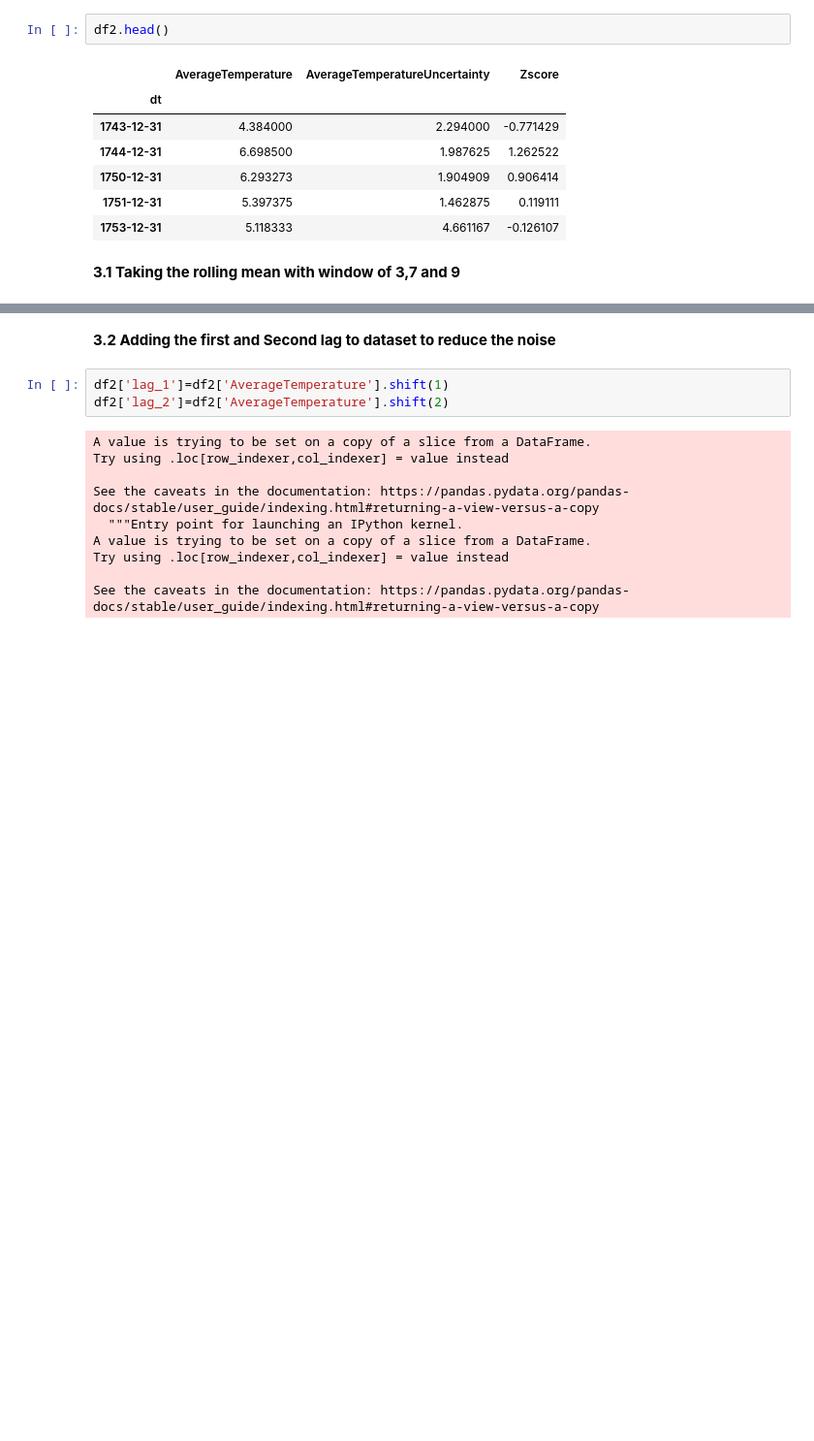
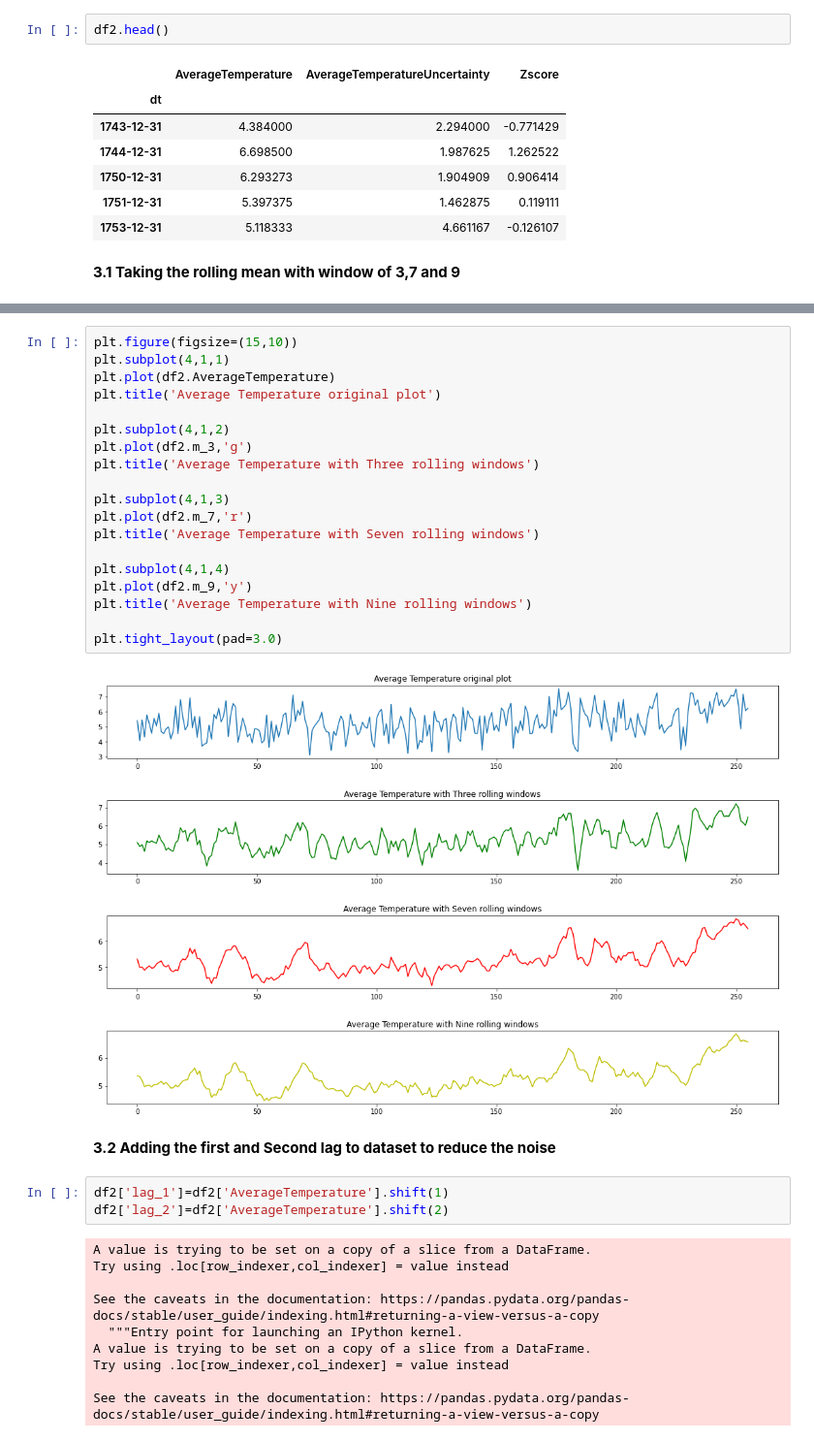
Before and after one commit to ASourabh11/Time_series_data_Average_Temperature_Prediction, a Jupyter notebook: Temperature_prediction_TS.ipynb, the cells around one changed output, grey strips where cells are left out. Shown at 97% size. Saved outputs shown, nothing was run; the diff lists cells and outputs as text; blank space fills up the shorter version.

```diff
--- a/Temperature_prediction_TS.ipynb
+++ b/Temperature_prediction_TS.ipynb
@@ -160,3 +144,24 @@ See the caveats in the documentation: https://pandas.pydata.org/pandas-docs/stab
+# %%
+plt.figure(figsize=(15,10))
+plt.subplot(4,1,1)
+plt.plot(df2.AverageTemperature)
+plt.title('Average Temperature original plot')
+
+plt.subplot(4,1,2)
+plt.plot(df2.m_3,'g')
+plt.title('Average Temperature with Three rolling windows')
+
+plt.subplot(4,1,3)
+plt.plot(df2.m_7,'r')
+plt.title('Average Temperature with Seven rolling windows')
+
+plt.subplot(4,1,4)
+plt.plot(df2.m_9,'y')
+plt.title('Average Temperature with Nine rolling windows')
+
+plt.tight_layout(pad=3.0)
+# %% [output]
+[figure, added]
 # %% [markdown]
 **3.2 Adding the first and Second lag to dataset to reduce the noise**
 # %%
```
Also changed, not shown: parts of 4 cells of this notebook.
